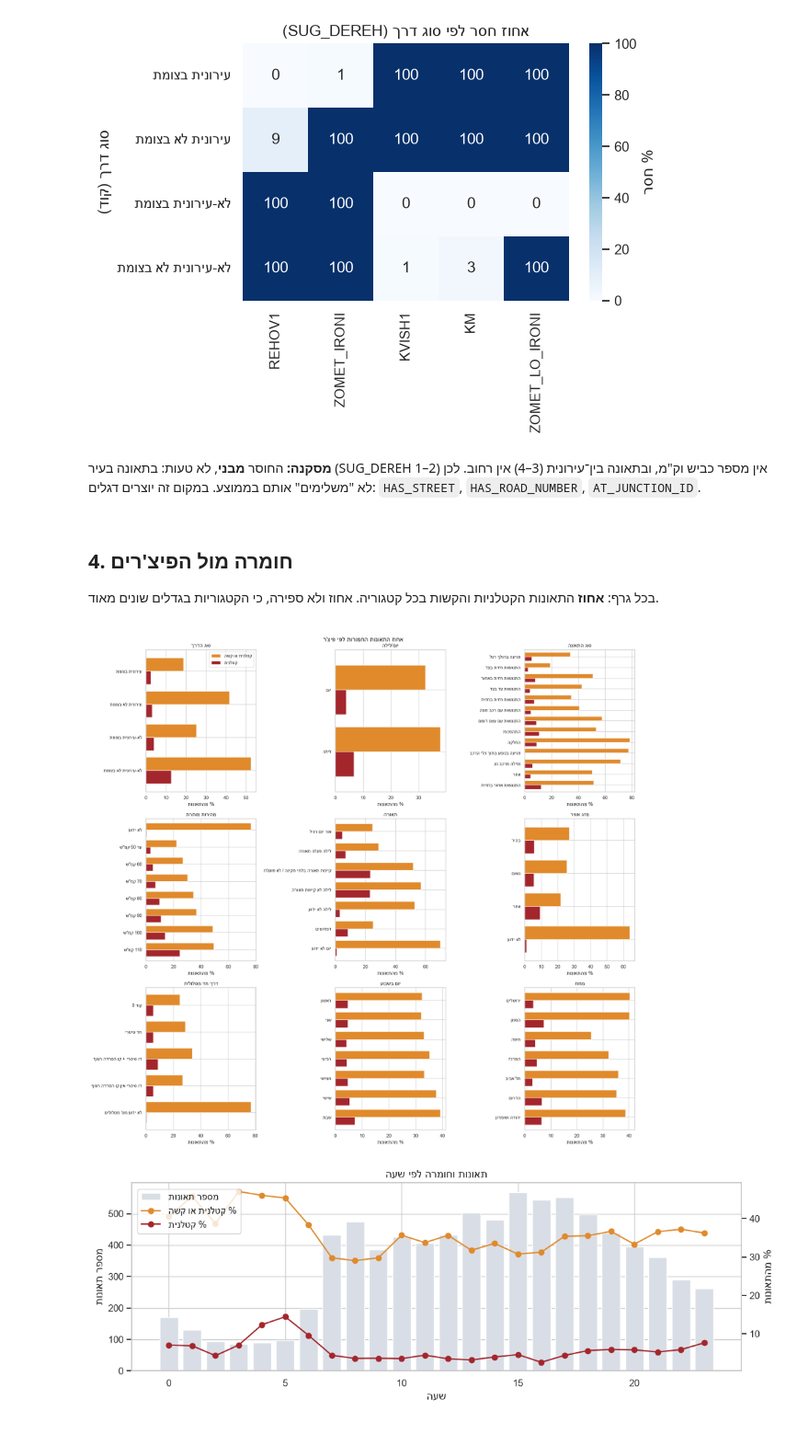
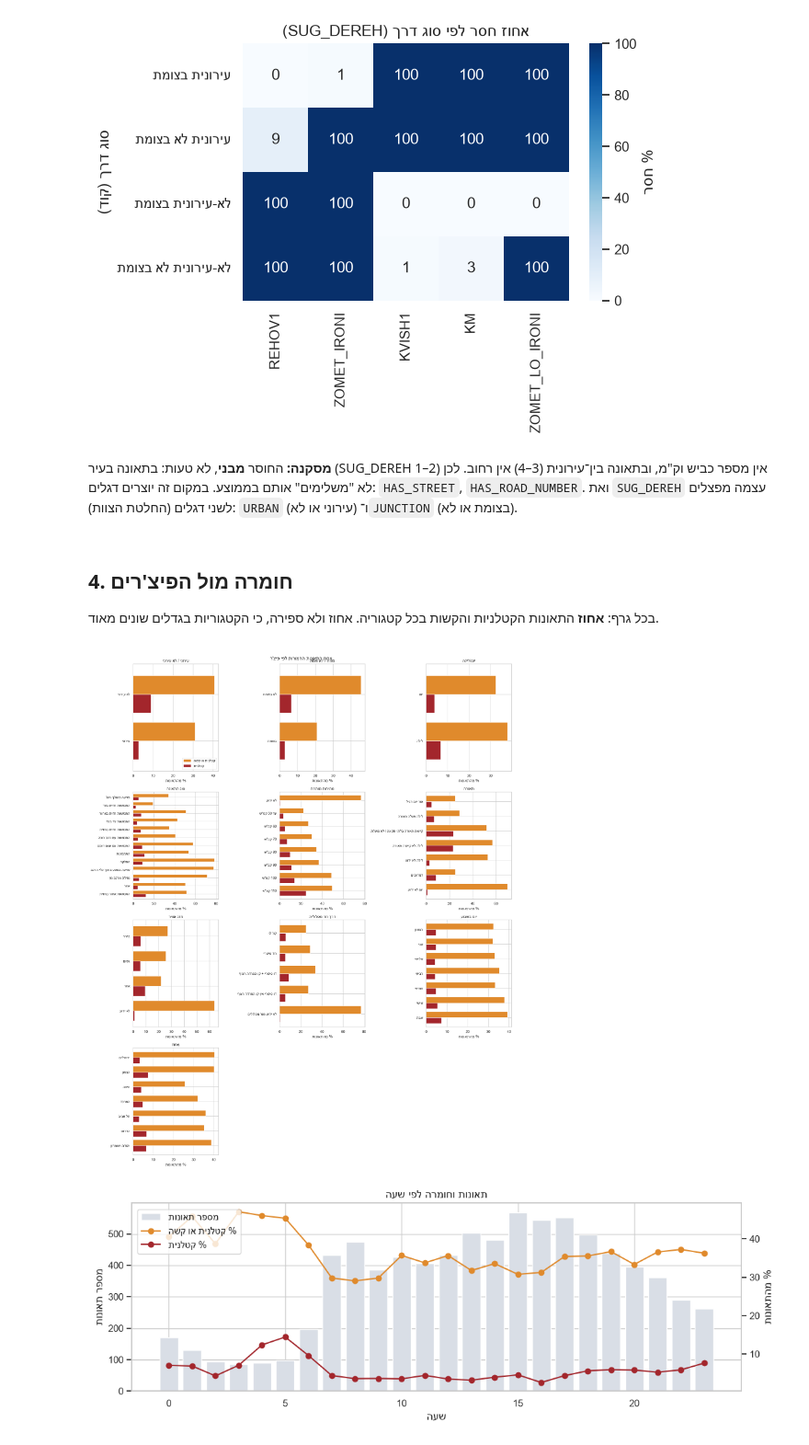
Before and after one commit to Maya171201/road-accidents-severity, a Jupyter notebook: notebooks/01_eda.ipynb, the cells around one changed output. Shown at 92% size. Saved outputs shown, nothing was run; the diff lists cells and outputs as text; code cells hidden in the pictures.

```diff
--- a/notebooks/01_eda.ipynb
+++ b/notebooks/01_eda.ipynb
@@ -164,13 +165,14 @@ plt.tight_layout(); plt.savefig(FIGURES / "03_missing_by_road_type.png", dpi=150
 לא-עירונית בצומת      100.0        100.0     0.0    0.0             0.0
 לא-עירונית לא בצומת   100.0        100.0     1.0    3.0           100.0
 [figure]
-# %% [markdown]
-<div dir="rtl">
-
-**מסקנה:** החוסר **מבני**, לא טעות: בתאונה בעיר (SUG_DEREH 1–2) אין מספר כביש וק"מ, ובתאונה בין־עירונית (3–4) אין רחוב.
-לכן לא "משלימים" אותם בממוצע. במקום זה יוצרים דגלים: `HAS_STREET`, `HAS_ROAD_NUMBER`, `AT_JUNCTION_ID`.
-
-</div>
+# %% [markdown]
+<div dir="rtl">
+
+**מסקנה:** החוסר **מבני**, לא טעות: בתאונה בעיר (SUG_DEREH 1–2) אין מספר כביש וק"מ, ובתאונה בין־עירונית (3–4) אין רחוב.
+לכן לא "משלימים" אותם בממוצע. במקום זה יוצרים דגלים: `HAS_STREET`, `HAS_ROAD_NUMBER`.
+ואת `SUG_DEREH` עצמה מפצלים לשני דגלים (החלטת הצוות): `URBAN` (עירוני או לא) ו־`JUNCTION` (בצומת או לא).
+
+</div>
 # %% [markdown]
 <div dir="rtl">
 
@@ -181,28 +183,30 @@ plt.tight_layout(); plt.savefig(FIGURES / "03_missing_by_road_type.png", dpi=150
 # %%
 ### CODE BY CLAUDE ###
 dfe = add_features(df)
 dfe["fatal"] = (dfe[TARGET] == 1).astype(int)
 dfe["fatal_or_serious"] = (dfe[TARGET] <= 2).astype(int)
 
 def severity_by(col, ax, min_count=30):
     g = dfe.groupby(col).agg(n=("fatal", "size"), fatal=("fatal", "mean"), severe=("fatal_or_serious", "mean"))
     g = g[g["n"] >= min_count]          # בקטגוריה קטנה מאוד האחוזים "רועשים"
     g.index = [label(col, c) for c in g.index]     # שמות מהמילון במקום קודים
     (g[["severe", "fatal"]] * 100).plot.barh(ax=ax, color=["#e08a2c", "#a3262c"], width=0.8, legend=False)
     ax.invert_yaxis()
     ax.set_title(COLUMN_NAMES.get(col, col)); ax.set_xlabel("% מהתאונות"); ax.set_ylabel("")
 
-features = ["SUG_DEREH", "YOM_LAYLA", "SUG_TEUNA", "MEHIRUT_MUTERET", "TEURA",
+features = ["URBAN", "JUNCTION", "YOM_LAYLA", "SUG_TEUNA", "MEHIRUT_MUTERET", "TEURA",
             "MEZEG_AVIR", "HAD_MASLUL", "YOM_BASHAVUA", "MAHOZ"]
-fig, axes = plt.subplots(3, 3, figsize=(18, 17))
+fig, axes = plt.subplots(4, 3, figsize=(18, 22))
 for col, ax in zip(features, axes.ravel()):
     severity_by(col, ax)
+for ax in axes.ravel()[len(features):]:
+    ax.axis("off")
 axes[0, 0].legend(["קטלנית או קשה", "קטלנית"])
 fig.suptitle("אחוז התאונות החמורות לפי פיצ'ר")
 plt.tight_layout(); plt.savefig(FIGURES / "04_severity_by_feature.png", dpi=150); plt.show()
 ####
 # %% [output]
-[figure, old version]
+[figure, new version]
 # %%
 ### CODE BY CLAUDE ###
 # שעה ביממה (SHAA קובץ לשעות; לאמת את הקידוד במילון)
```
Also changed, not shown: parts of 16 cells of this notebook, 15 other files.
